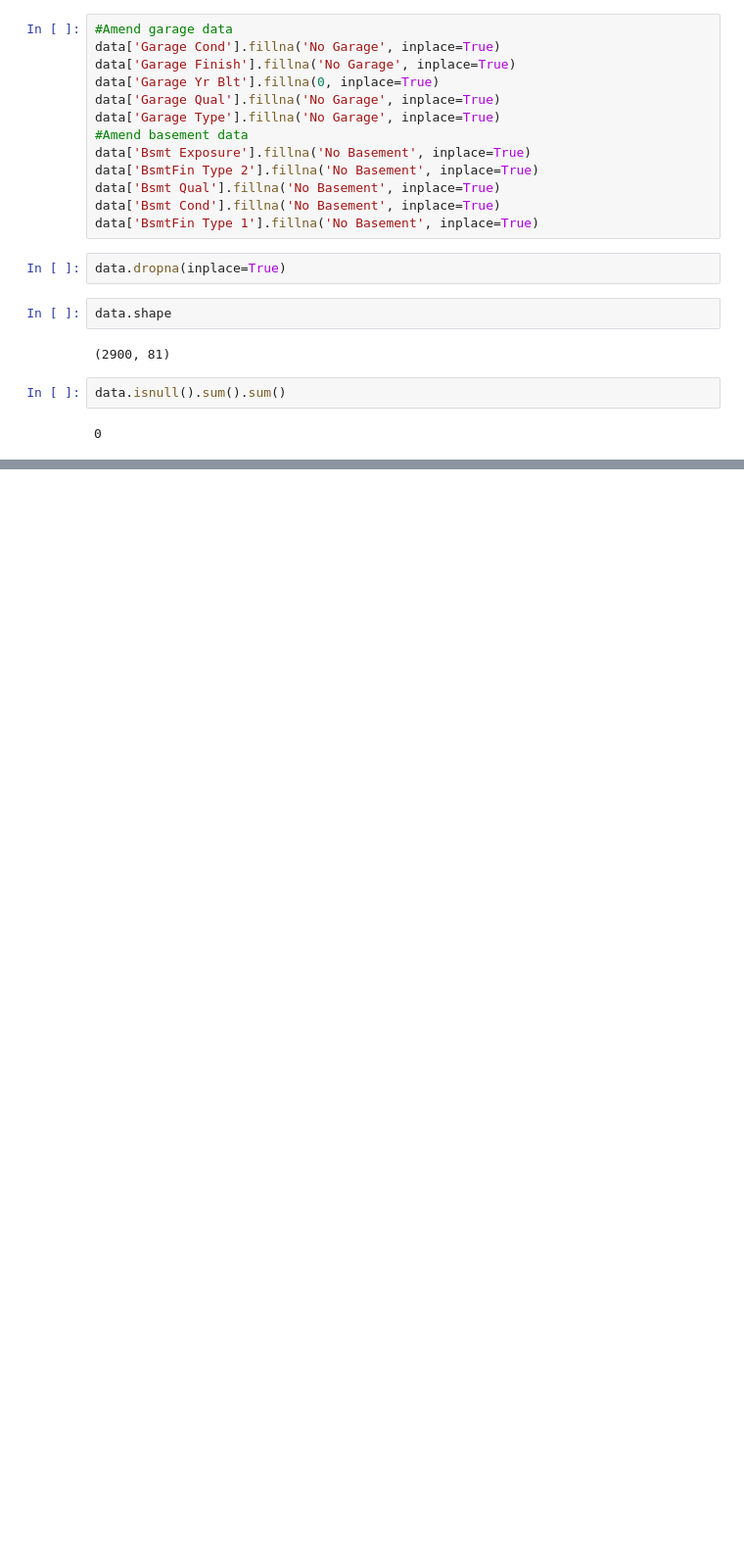
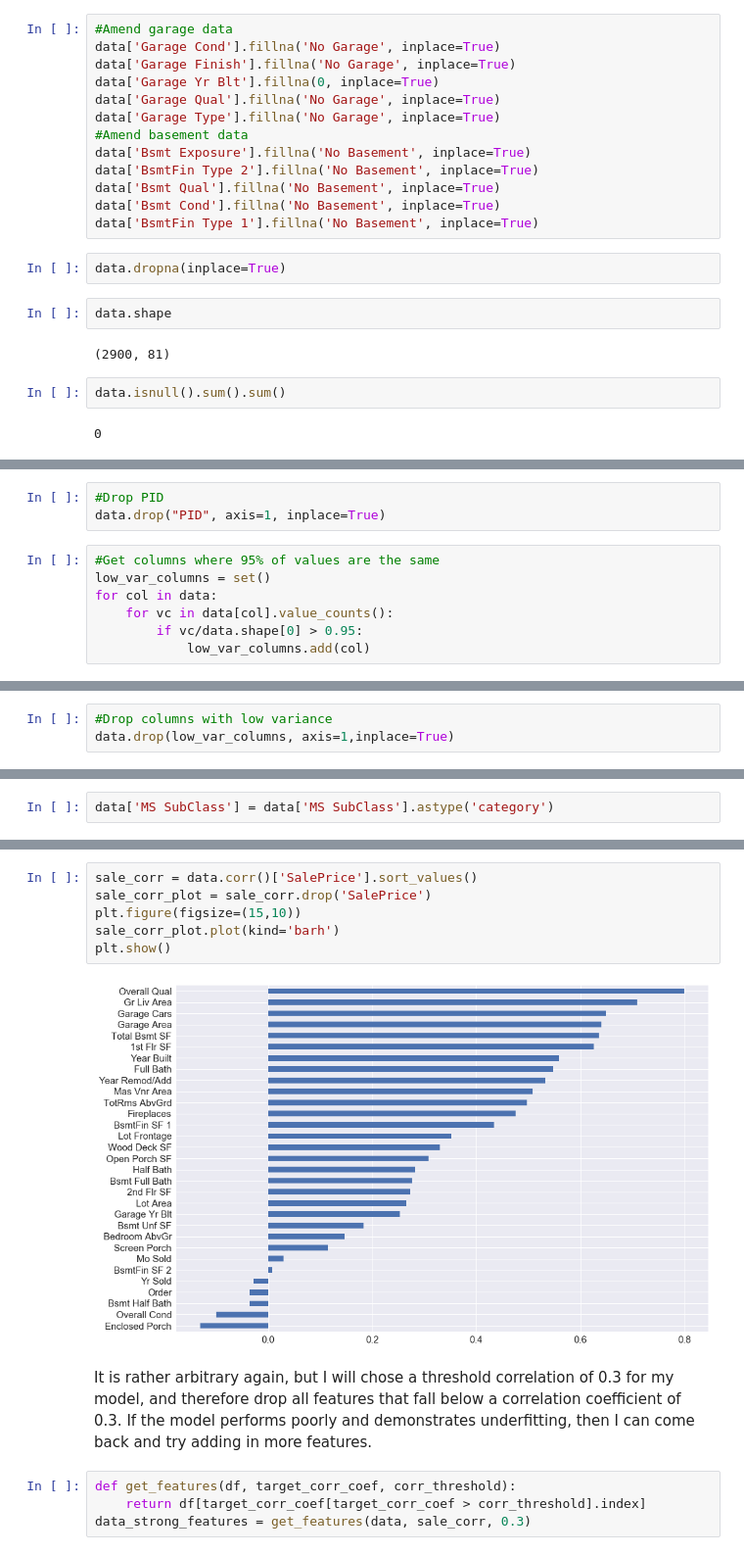
Before and after one commit to burtonbiomedical/DataQuest_Projects, a Jupyter notebook: Machine Learning/ Predicting the price of house sales using the AMES dataset/Predicting House Prices.ipynb, the cells around one changed output, grey strips where cells are left out. Shown: that part at 98% size. Cells and saved outputs as stored; diff of their text form; blank space fills up the shorter version.

```diff
--- a/Machine Learning/ Predicting the price of house sales using the AMES dataset/Predicting House Prices.ipynb
+++ b/Machine Learning/ Predicting the price of house sales using the AMES dataset/Predicting House Prices.ipynb
@@ -177,0 +161,10 @@ test_and_train(5)
+# %%
+#Drop PID
+data.drop("PID", axis=1, inplace=True)
+# %%
+#Get columns where 95% of values are the same
+low_var_columns = set()
+for col in data:
+    for vc in data[col].value_counts():
+        if vc/data.shape[0] > 0.95:
+            low_var_columns.add(col)
@@ -177,0 +186,3 @@ test_and_train(5)
+# %%
+#Drop columns with low variance
+data.drop(low_var_columns, axis=1,inplace=True)
@@ -177,0 +191,2 @@ test_and_train(5)
+# %%
+data['MS SubClass'] = data['MS SubClass'].astype('category')
@@ -177,0 +204,14 @@ test_and_train(5)
+# %%
+sale_corr = data.corr()['SalePrice'].sort_values()
+sale_corr_plot = sale_corr.drop('SalePrice')
+plt.figure(figsize=(15,10))
+sale_corr_plot.plot(kind='barh')
+plt.show()
+# %% [output]
+[figure, added]
+# %% [markdown]
+It is rather arbitrary again, but I will chose a threshold correlation of 0.3 for my model, and therefore drop all features that fall below a correlation coefficient of 0.3. If the model performs poorly and demonstrates underfitting, then I can come back and try adding in more features.
+# %%
+def get_features(df, target_corr_coef, corr_threshold):
+    return df[target_corr_coef[target_corr_coef > corr_threshold].index]
+data_strong_features = get_features(data, sale_corr, 0.3)
```
Also changed, not shown: parts of 30 cells of this notebook.
